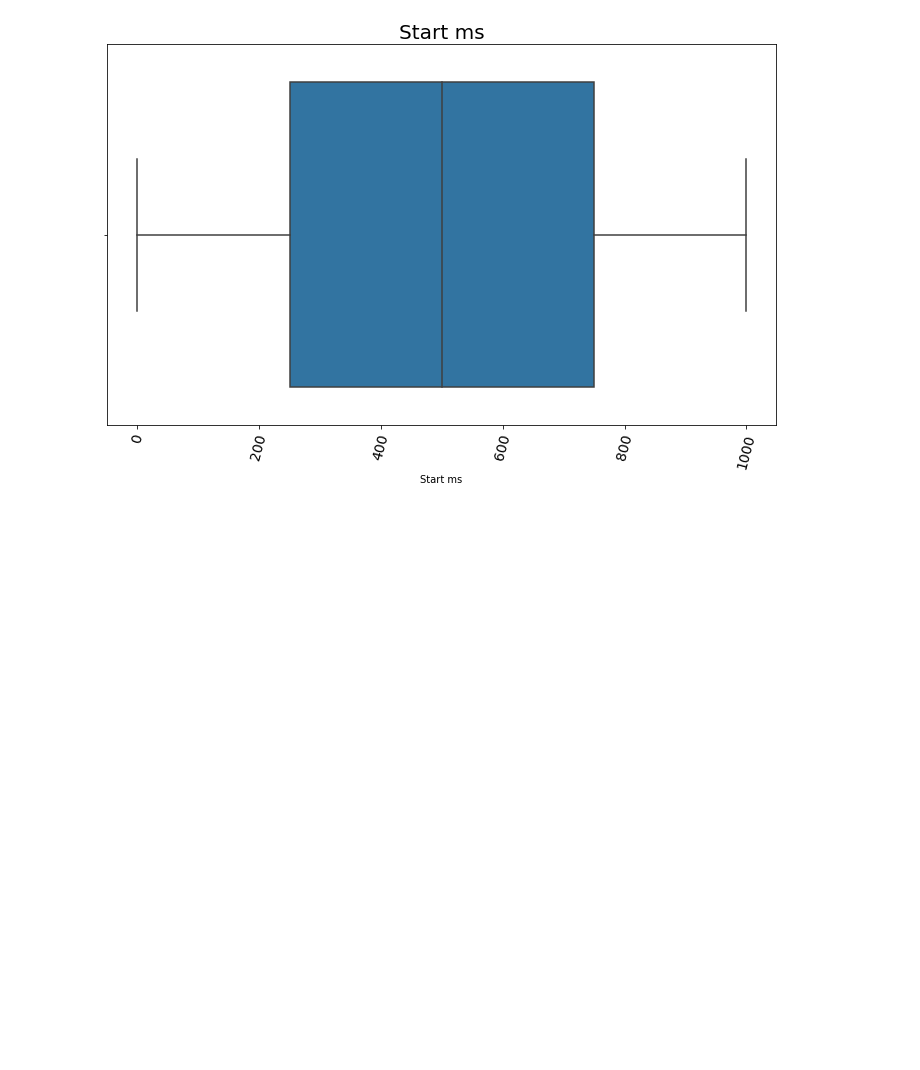
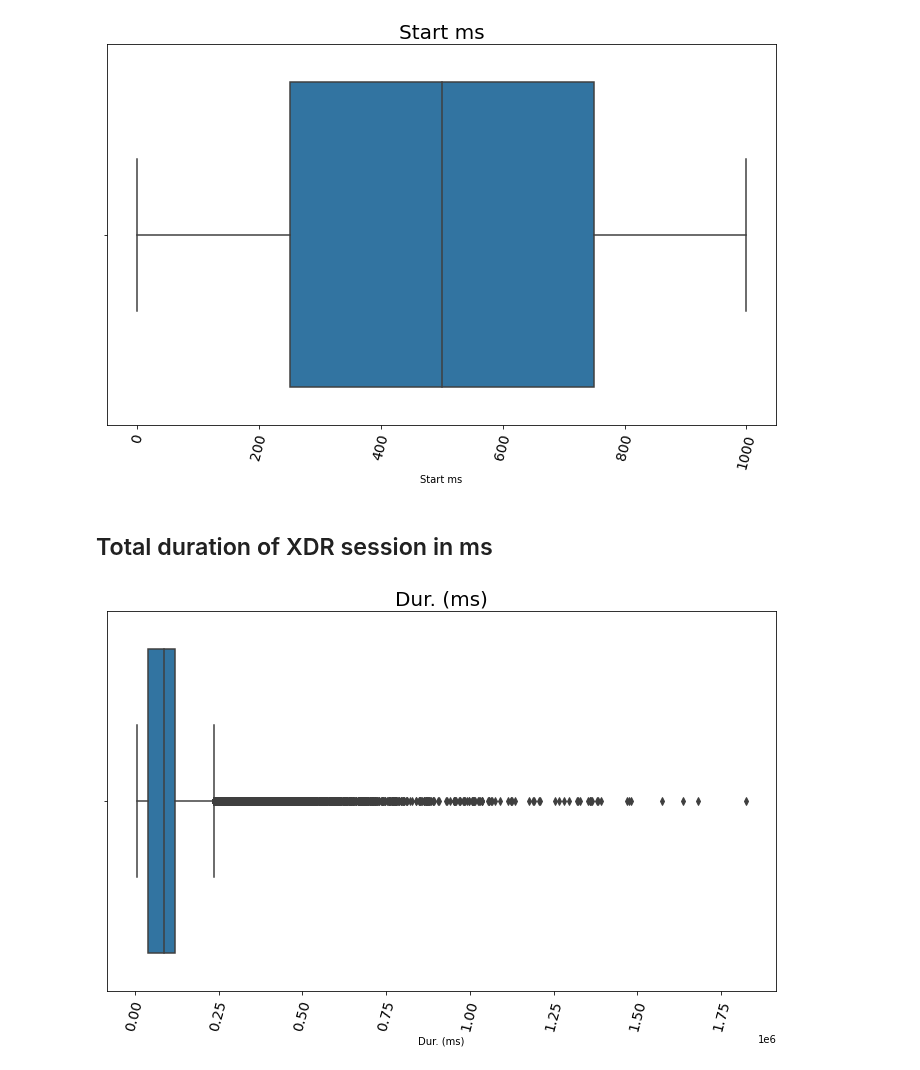
Before and after one commit to Abel-Blue/telecom-user-analytics, a Jupyter notebook: notebooks/data_exploration.ipynb, the cells around one changed output. Drawn from its saved outputs; the diff is of its cells as text; code cells hidden in the pictures; blank space fills up the shorter version.

Commit message:
outlier exploration on xdr sessions

```diff
--- a/notebooks/data_exploration.ipynb
+++ b/notebooks/data_exploration.ipynb
@@ -350,0 +351,6 @@ exploration.plot_box(df,'Start ms' ,'Start ms')
+# %% [markdown]
+## Total duration of XDR session in ms
+# %%
+exploration.plot_box(df,'Dur. (ms)' ,'Dur. (ms)')
+# %% [output]
+[figure, added]
```
Also changed, not shown: parts of 11 cells of this notebook.
